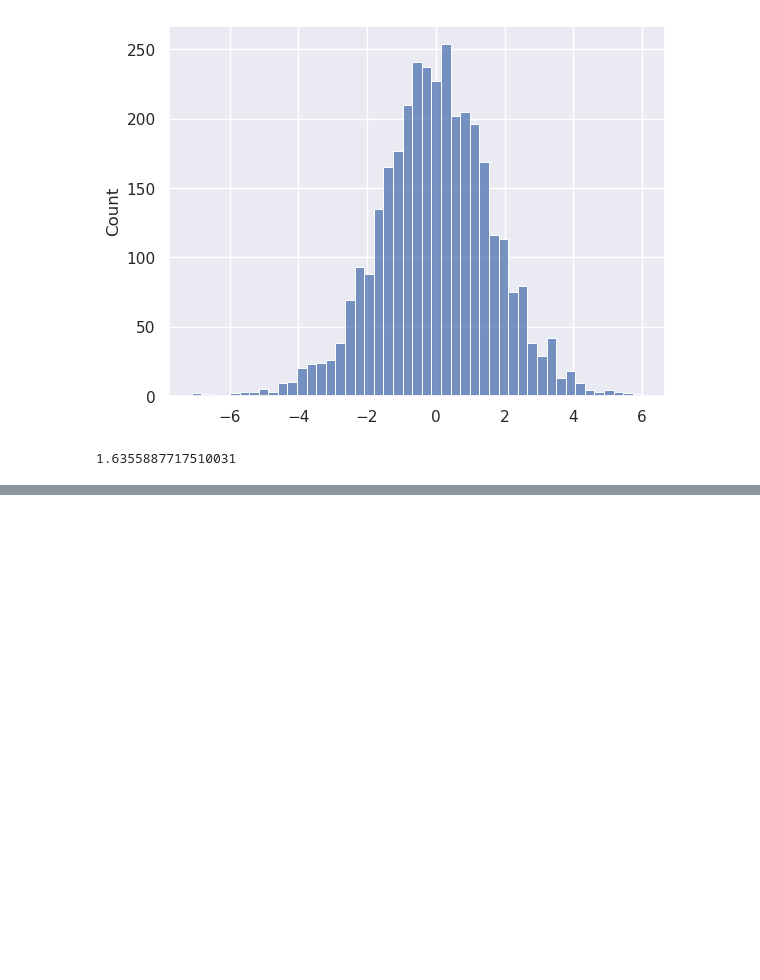
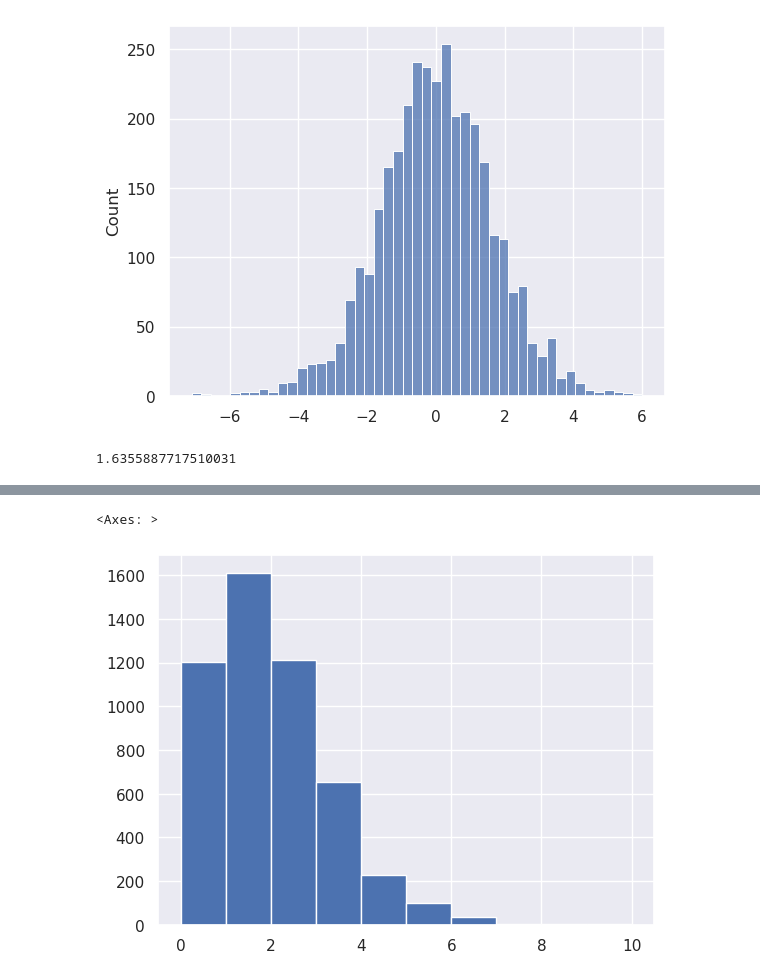
Before and after one commit to gediminas-skvarnavicius/football-db-analysis, a Jupyter notebook: analysis.ipynb, the cells around one changed output, grey strips where cells are left out. Saved outputs shown, nothing was run; the diff lists cells and outputs as text; code cells hidden in the pictures; blank space fills up the shorter version.

```diff
--- a/analysis.ipynb
+++ b/analysis.ipynb
@@ -1948,4 +1948,9 @@ weighted avg       0.24      0.26      0.23      1669
 [figure]
+# %%
+goals_df['home_team_goal'].hist()
+# %% [output]
+<Axes: >
+[figure, added]
 # %%
 result_goal_all.summary()
 # %% [output]
```
Also changed, not shown: parts of 7 cells of this notebook, 2 other files.
